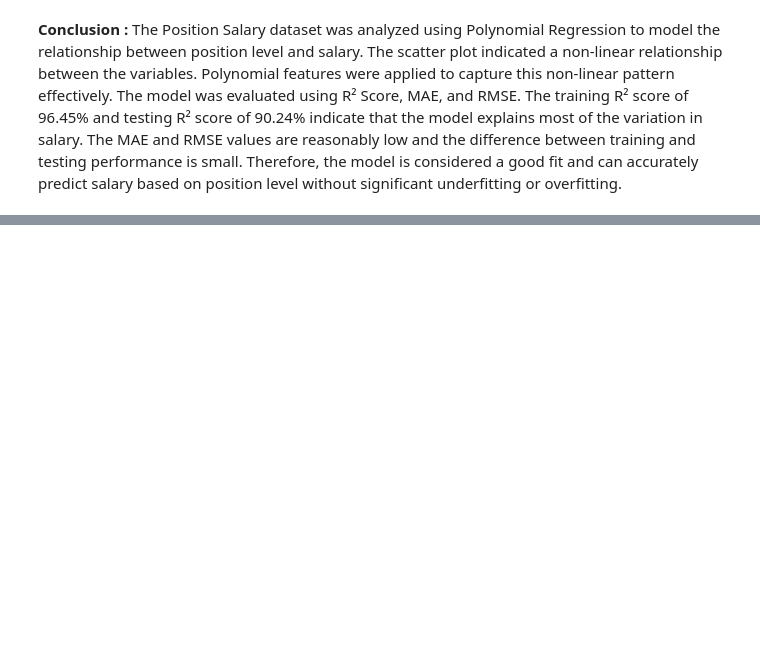
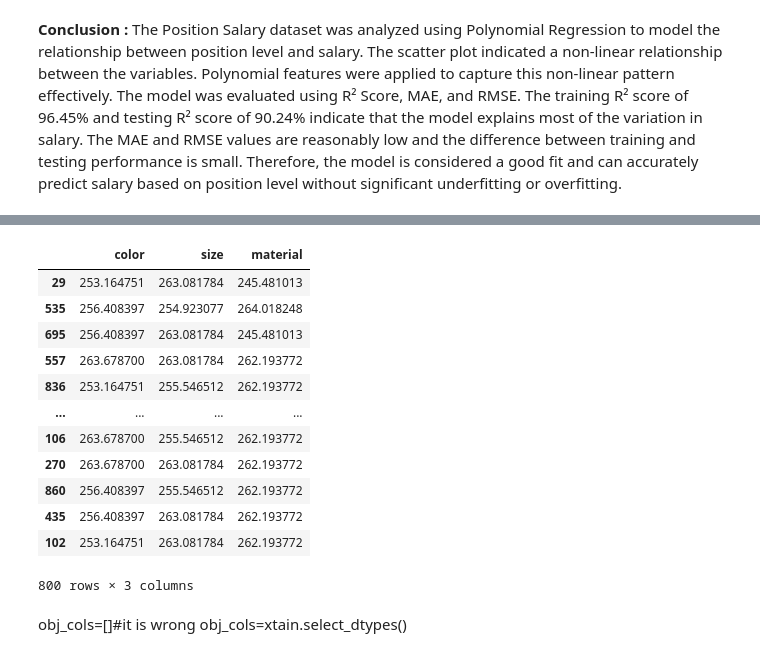
Before and after one commit to Aishu902-crypto/Machine-Learning, a Jupyter notebook: linear regression/data.ipynb, the cells around one changed output, grey strips where cells are left out. Saved outputs shown, nothing was run; the diff lists cells and outputs as text; code cells hidden in the pictures; blank space fills up the shorter version.

```diff
--- a/linear regression/data.ipynb
+++ b/linear regression/data.ipynb
@@ -842,0 +1160,10 @@ RMSE     : 108689.37274600116
+# %%
+
+'''
+encoder = OrdinalEncoder(categories=[['green', 'blue', 'red']],handle_unknown='use_encoded_value',unknown_value=-1)
+encoder.fit_transform(xtrain)
+ValueError: Shape mismatch: if categories is an array, it has to be of shape (n_features,).
+Why?: xtrain is having 3 col and categories=[[col_ordder]]
+shape mismatching
+when xtrain col==col_orders
+'''
@@ -842,0 +1172,3 @@ RMSE     : 108689.37274600116
+# %%
+encoder = OrdinalEncoder(categories=[['green', 'blue', 'red'],['small', 'medium', 'large'],['wood', 'metal', 'plastic']],handle_unknown='use_encoded_value',unknown_value=-1)
+encoder.fit_transform(xtrain)
@@ -842,0 +1190,3 @@ RMSE     : 108689.37274600116
+# %%
+encoder = OrdinalEncoder(categories=[['green', 'blue', 'red'],['small', 'medium', 'large'],['wood', 'metal', 'plastic']])
+encoder.fit_transform(xtrain)
@@ -842,0 +1201,6 @@ RMSE     : 108689.37274600116
+# %%
+'''
+encoder = OrdinalEncoder(categories=[['green', 'blue', 'red'],['small', 'medium', 'large'],['wood', 'metal', 'plastic']],handle_unknown='use_encoded_value')
+encoder.fit_transform(xtrain)
+TypeError: unknown_value should be an integer or np.nan when handle_unknown is 'use_encoded_value', got None.
+'''
@@ -842,0 +1229,21 @@ RMSE     : 108689.37274600116
+# %%
+from category_encoders import TargetEncoder
+encoder=TargetEncoder()
+encoder.fit_transform(xtrain,ytrain)
+# %% [output]
+|  | color | size | material |
+| 29 | 253.164751 | 263.081784 | 245.481013 |
+| 535 | 256.408397 | 254.923077 | 264.018248 |
+| 695 | 256.408397 | 263.081784 | 245.481013 |
+| 557 | 263.678700 | 263.081784 | 262.193772 |
+| 836 | 253.164751 | 255.546512 | 262.193772 |
+| ... | ... | ... | ... |
+| 106 | 263.678700 | 255.546512 | 262.193772 |
+| 270 | 263.678700 | 263.081784 | 262.193772 |
+| 860 | 256.408397 | 255.546512 | 262.193772 |
+| 435 | 256.408397 | 263.081784 | 262.193772 |
+| 102 | 253.164751 | 263.081784 | 262.193772 |
+800 rows × 3 columns
+# %% [markdown]
+obj_cols=[]#it is wrong
+obj_cols=xtain.select_dtypes()
```
Also changed, not shown: parts of 44 cells of this notebook.
